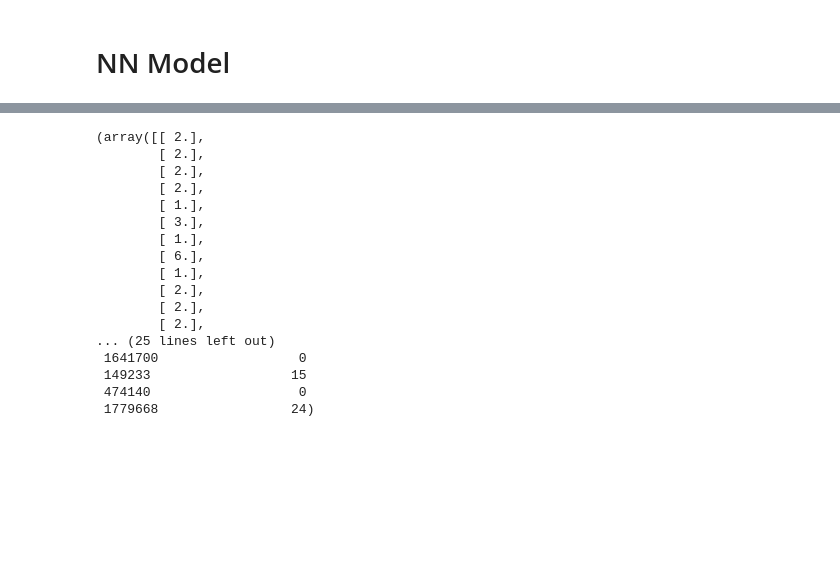
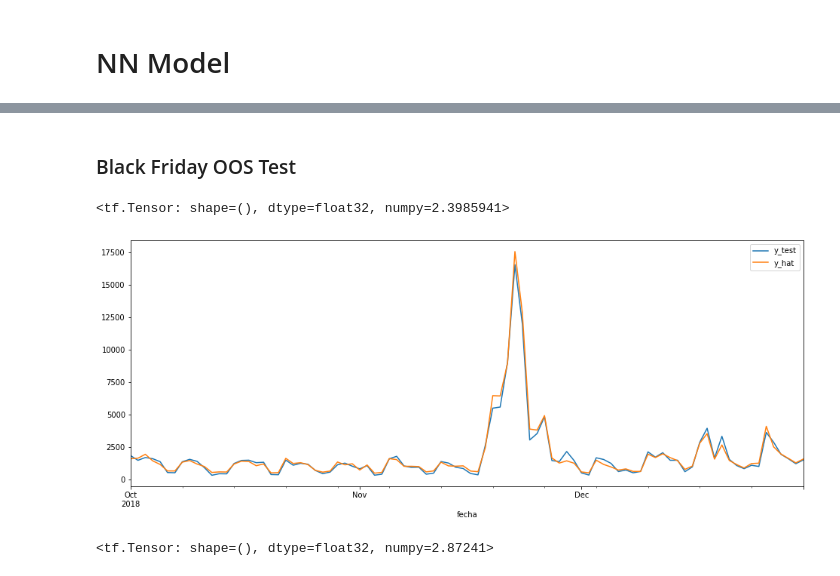
Before and after one commit to Nerucius/2021.ubdatathon, a Jupyter notebook: 3. Keras.ipynb, the cells around one changed output, grey strips where cells are left out. Drawn from its saved outputs; the diff is of its cells as text; code cells hidden in the pictures; blank space fills up the shorter version.

```diff
--- a/3. Keras.ipynb
+++ b/3. Keras.ipynb
@@ -291,20 +388,26 @@ score(y_test.values, y_hat_real.round(0))
+# %% [markdown]
+### Black Friday OOS Test
+# %%
+# Black friday dates
+bf_index = (df_y_hat.fecha >= datetime(2018,10,1)) & (df_y_hat.fecha <= datetime(2018,12,31))
+
+df_bf = df_y_hat[bf_index]
+df_bf.groupby('fecha').sum().plot(figsize=[16,6])
+
+score(df_bf.y_test, df_bf.y_hat)
+# %% [output]
+<tf.Tensor: shape=(), dtype=float32, numpy=2.3985941>
+[figure, added]
+# %%
+y_hat = model.predict(X_test_bf)
+
+y_hat_real = y_scaler.inverse_transform(y_hat)
+y_hat_real += np.where(y_hat_real <= 0, 1, 1)
+
+score(y_test_bf.values, y_hat_real.round(0))
+# %% [output]
+<tf.Tensor: shape=(), dtype=float32, numpy=2.87241>
 # %%
-y_hat_real.round()[:20], y_test.round()[:20]
+plt.scatter(range(len(y_hat_real)), y_hat_real)
+plt.figure()
+plt.scatter(range(len(y_hat_real)), y_test)
-# %% [output]
-(array([[ 2.],
-        [ 2.],
-        [ 2.],
-        [ 2.],
-        [ 1.],
-        [ 3.],
-        [ 1.],
-        [ 6.],
-        [ 1.],
-        [ 2.],
-        [ 2.],
-        [ 2.],
-... (25 lines left out)
- 1641700                  0
- 149233                  15
- 474140                   0
- 1779668                 24)
```
Also changed, not shown: parts of 25 cells of this notebook, 1 other file.
